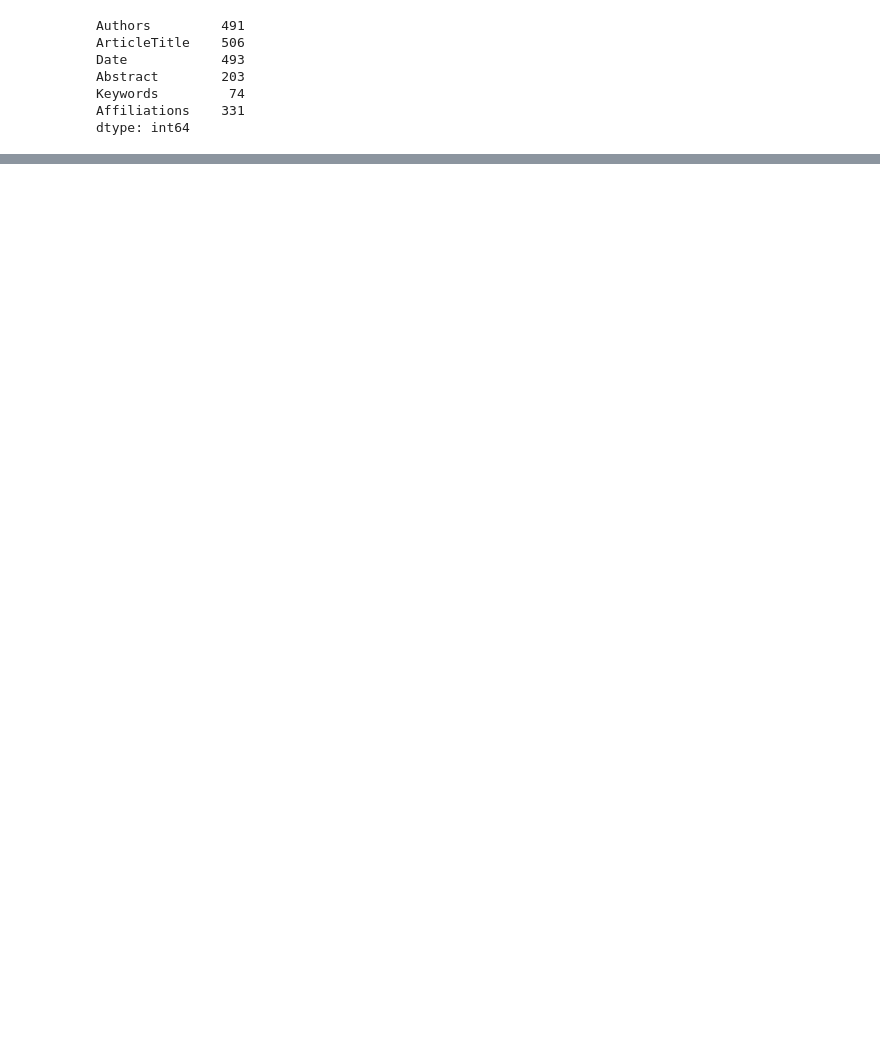
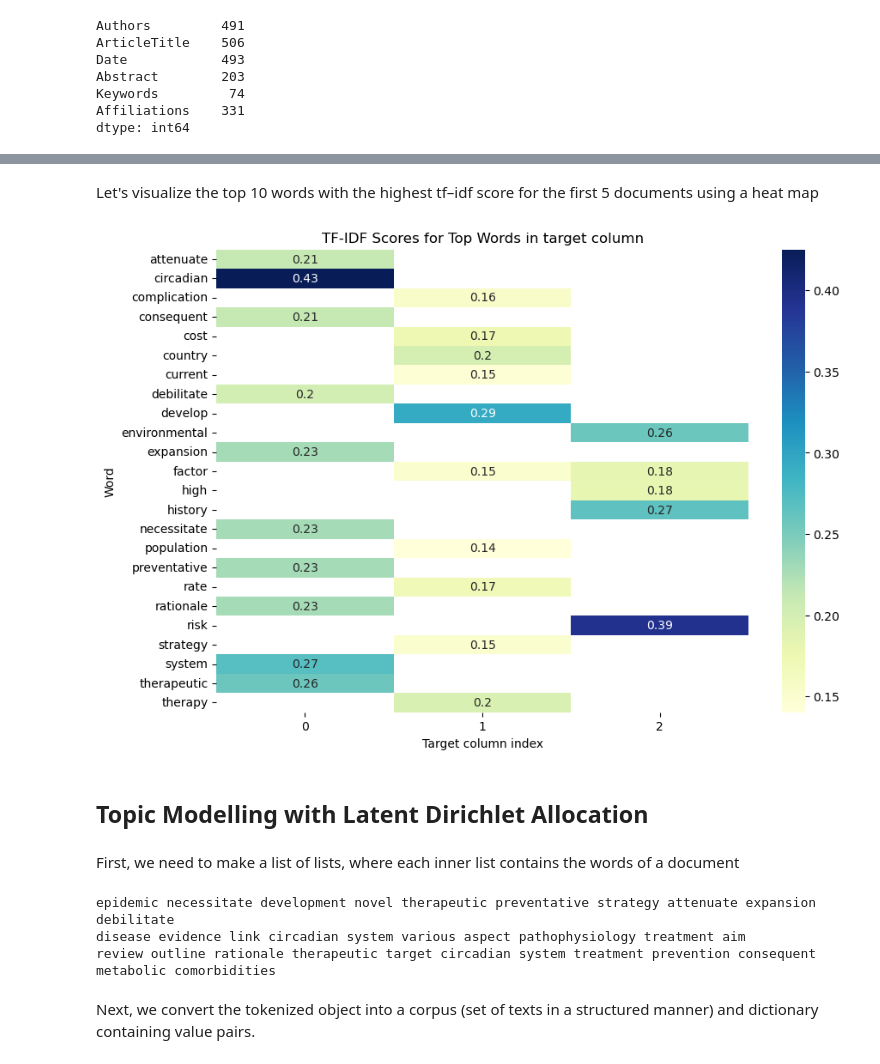
Before and after one commit to simonguld/CriticalBigDataManagement, a Jupyter notebook: 2024/pubmed_graphs.ipynb, the cells around one changed output, grey strips where cells are left out. Cells and saved outputs as stored; diff of their text form; code cells hidden in the pictures; blank space fills up the shorter version.

```diff
--- a/2024/pubmed_graphs.ipynb
+++ b/2024/pubmed_graphs.ipynb
@@ -528,0 +410,6 @@ This excercise is very free. You are encouraged to play around with it and try o
+# %%
+# Create a dataframe from the tf-idf matrix, with each column representation a word
+tfidf_df = pd.DataFrame(tfidf_vector.toarray(), index=target_cols_idx, columns=tfidf_vectorizer.get_feature_names_out())
+
+# Add a row with the document frequency for each word (number of documents in which the word appears)
+tfidf_df.loc['Document_Frequency'] = (tfidf_df > 0).sum()
@@ -528,0 +459,6 @@ This excercise is very free. You are encouraged to play around with it and try o
+# %%
+# Drop the row with the document frequency
+tfidf_by_word = tfidf_df.drop('Document_Frequency', errors='ignore')
+# Reshape the dataframe
+tfidf_by_word = tfidf_by_word.stack().reset_index().rename(columns={0:'tfidf', 'level_0': 'target_col_idx','level_1': 'term'})
+tfidf_by_word.info()
@@ -528,0 +528,32 @@ This excercise is very free. You are encouraged to play around with it and try o
+# %% [markdown]
+Let's visualize the top 10 words with the highest tf–idf score for the first 5 documents using a heat map
+# %%
+# Define the number of words and conversations to be considered
+Nwords = 5
+Ndocuments = 5
+
+top_tfidf = tfidf_by_word.sort_values(by=['target_col_idx','tfidf'], ascending=[True,False]).groupby(['target_col_idx']).head(10)
+
+# Only consider the first 5 conversations
+top_tfidf = top_tfidf.iloc[:Nwords*Ndocuments]
+
+# Function to get top N words by TF-IDF score
+def get_top_n_words(df, n=10):
+    return df.nlargest(n, 'tfidf')
+
+# Get top 10 words for each conversation
+top_words_per_conversation = top_tfidf.groupby('target_col_idx', group_keys=False).apply(get_top_n_words)
+
+# Create a pivot table for heatmap
+pivot_table = top_words_per_conversation.pivot(index='term', columns='target_col_idx', values='tfidf')
+
+# Create the heatmap
+fig, ax = plt.subplots(figsize = (10, 7))
+sns.heatmap(pivot_table, ax = ax, annot=True, cmap='YlGnBu', cbar=True)
+ax.set(xlabel='Target column index', ylabel='Word', title='TF-IDF Scores for Top Words in target column');
+# %% [output]
+[figure, added]
+# %% [markdown]
+## Topic Modelling with Latent Dirichlet Allocation
+# %% [markdown]
+First, we need to make a list of lists, where each inner list contains the words of a document
@@ -528,0 +575,10 @@ This excercise is very free. You are encouraged to play around with it and try o
+# %%
+# words from the first document
+print_list(data_words[0])
+# %% [output]
+epidemic necessitate development novel therapeutic preventative strategy attenuate expansion debilitate
+disease evidence link circadian system various aspect pathophysiology treatment aim
+review outline rationale therapeutic target circadian system treatment prevention consequent
+metabolic comorbidities
+# %% [markdown]
+ Next, we convert the tokenized object into a corpus (set of texts in a structured manner) and dictionary containing value pairs.
```
Also changed, not shown: parts of 70 cells of this notebook, 11 other files.
